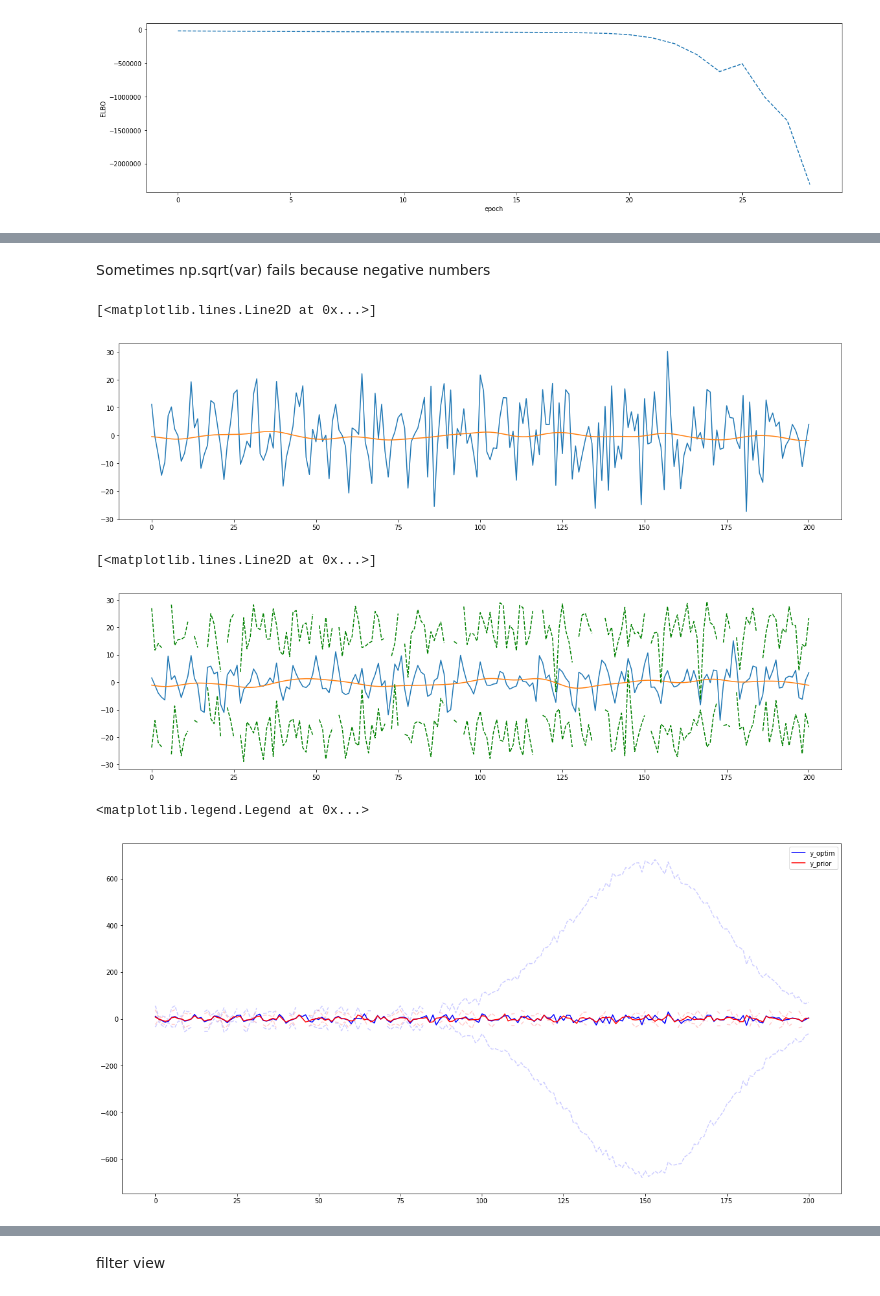
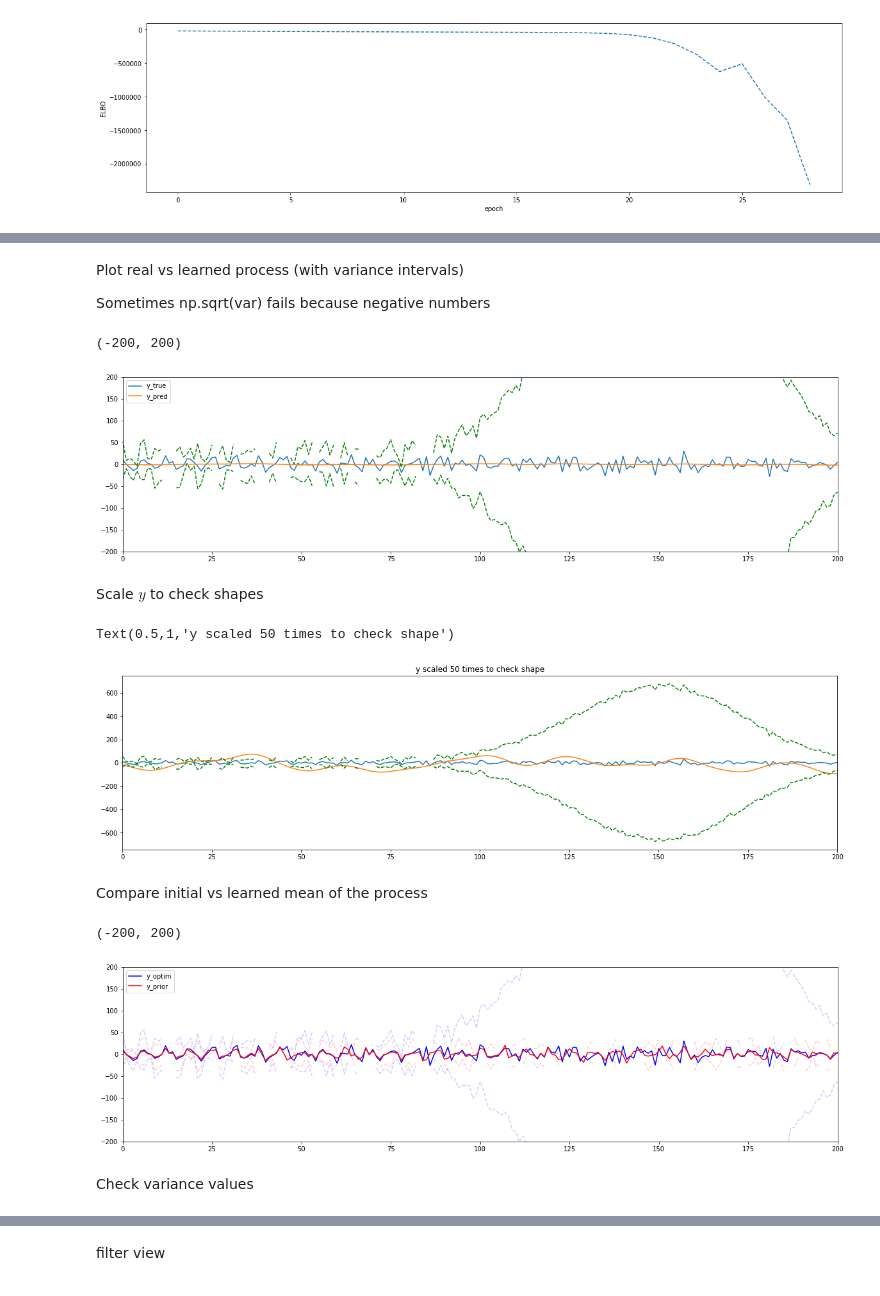
Before and after one commit to Canas/gpwink, a Jupyter notebook: examples/gpwink_elbo_calculation.ipynb, the cells around one changed output, grey strips where cells are left out. Drawn from its saved outputs; the diff is of its cells as text; code cells hidden in the pictures.

```diff
--- a/examples/gpwink_elbo_calculation.ipynb
+++ b/examples/gpwink_elbo_calculation.ipynb
@@ -230,7 +239,16 @@ all_vars_dict = {i: all_vars[i].name for i in range(len(all_vars))}
 # %%
-all_vars = tf.get_collection(tf.GraphKeys.GLOBAL_VARIABLES)
-loss = tf.cast(-elbo, tf.float64)
-opt = tf.train.GradientDescentOptimizer(1e-7)
-grads_and_vars = opt.compute_gradients(loss, all_vars)
-clipped_grads_and_vars = [(tf.clip_by_value(g, 0, 10000), v) for g, v in grads_and_vars]
-train = opt.apply_gradients(clipped_grads_and_vars)
+clip = True
+
+if not clip:
+    loss = tf.cast(-elbo, tf.float64)
+    opt = tf.train.GradientDescentOptimizer(1e-7)
+    train = opt.minimize(loss)
+else:
+    all_vars = tf.get_collection(tf.GraphKeys.GLOBAL_VARIABLES)
+    all_vars_dict = {i: all_vars[i].name for i in range(len(all_vars))}
+    all_vars = tf.get_collection(tf.GraphKeys.GLOBAL_VARIABLES)
+    loss = tf.cast(-elbo, tf.float64)
+    opt = tf.train.GradientDescentOptimizer(1e-7)
+    grads_and_vars = opt.compute_gradients(loss, all_vars)
+    clipped_grads_and_vars = [(tf.clip_by_value(g, 0, 10000), v) for g, v in grads_and_vars]
+    train = opt.apply_gradients(clipped_grads_and_vars)
@@ -310,54 +346,58 @@ var = sess.run(
 # %% [markdown]
+Plot real vs learned process (with variance intervals)
+
 Sometimes np.sqrt(var) fails because negative numbers
 # %%
 plt.figure(figsize=(20, 5))
 
 plt.plot(t_data, mean, label='y_true')
 plt.plot(t_data, data, label='y_pred')
-#plt.plot(t_data, mean + 2 * np.sqrt(var), 'g--')
-#plt.plot(t_data, mean - 2 * np.sqrt(var), 'g--')
-
-#plt.xlim(0, 1000)
-
-#plt.xlim(0, 1000)
-#plt.ylim(-10, 10)
+plt.plot(t_data, mean + 2 * np.sqrt(var), 'g--')
+plt.plot(t_data, mean - 2 * np.sqrt(var), 'g--')
+plt.legend()
+plt.xlim(0, 200)
+plt.ylim(-200, 200)
 # %% [output]
-[<matplotlib.lines.Line2D at 0x...>]
+(-200, 200)
-[figure, old version]
+[figure, new version]
+# %% [markdown]
+Scale $y$ to check shapes
 # %%
 plt.figure(figsize=(20, 5))
 
-plt.plot(t_data, mean, label='y_true')
-plt.plot(t_data, data, label='y_pred')
+scale = 50
+plt.plot(t_data, mean, label='y_pred')
+plt.plot(t_data, data * scale, label='y_true')
 plt.plot(t_data, mean + 2 * np.sqrt(var), 'g--')
 plt.plot(t_data, mean - 2 * np.sqrt(var), 'g--')
 
-#plt.xlim(0, 1000)
-
-#plt.xlim(0, 1000)
+plt.xlim(0, 200)
 #plt.ylim(-10, 10)
+plt.title(f'y scaled {scale} times to check shape')
 # %% [output]
-[<matplotlib.lines.Line2D at 0x...>]
+Text(0.5,1,'y scaled 50 times to check shape')
-[figure, old version]
+[figure, new version]
+# %% [markdown]
+Compare initial vs learned mean of the process
 # %%
-plt.figure(figsize=(20, 10))
+plt.figure(figsize=(20, 5))
 
 plt.plot(t_data, mean,  'b', label='y_optim')
 plt.plot(t_data, mean0, 'r', label='y_prior')
 #plt.plot(t_data, data, label='y_pred')
 plt.plot(t_data, mean + 2 * np.sqrt(var), 'b--', alpha=0.2)
 plt.plot(t_data, mean - 2 * np.sqrt(var), 'b--', alpha=0.2)
 
 plt.plot(t_data, mean0 + 2 * np.sqrt(var0), 'r--', alpha=0.2)
 plt.plot(t_data, mean0 - 2 * np.sqrt(var0), 'r--', alpha=0.2)
-
-#plt.xlim(0, 1000)
 plt.legend()
-#plt.xlim(0, 1000)
-#plt.ylim(-10, 10)
+plt.xlim(0, 200)
+plt.ylim(-200, 200)
 # %% [output]
-<matplotlib.legend.Legend at 0x...>
+(-200, 200)
-[figure, old version]
+[figure, new version]
+# %% [markdown]
+Check variance values
 # %%
 var.var()
 # %% [output]
```
Also changed, not shown: parts of 50 cells of this notebook.
